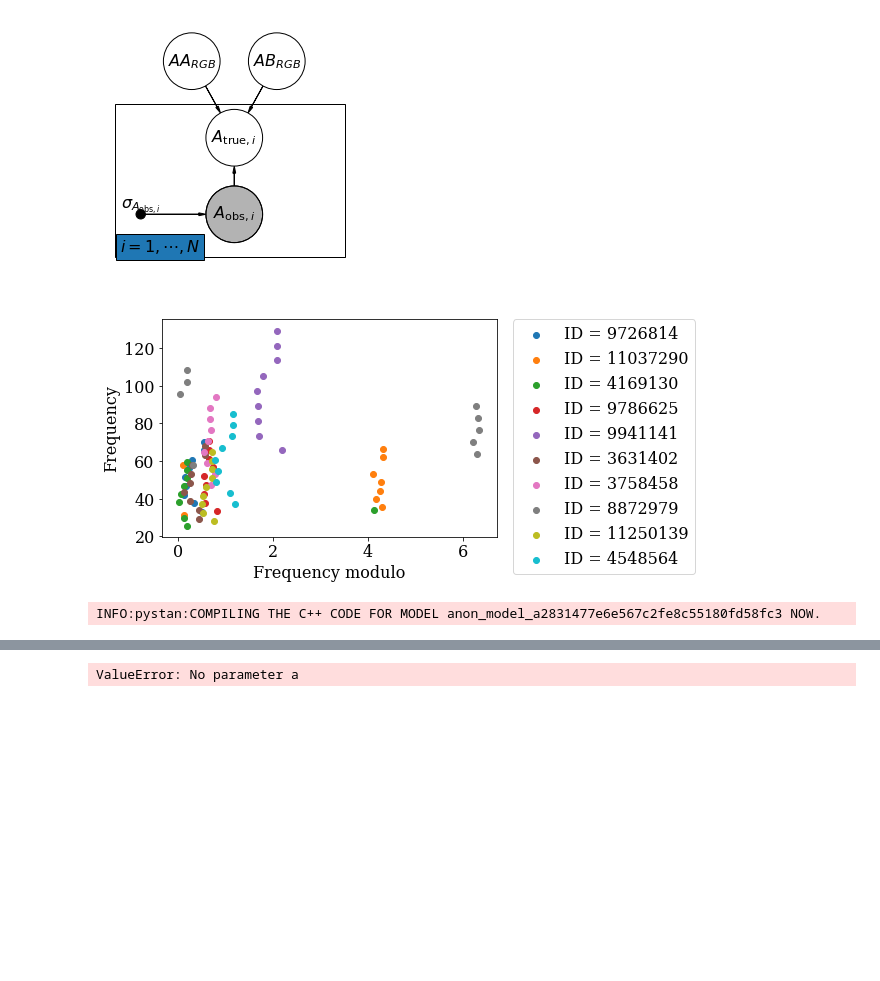
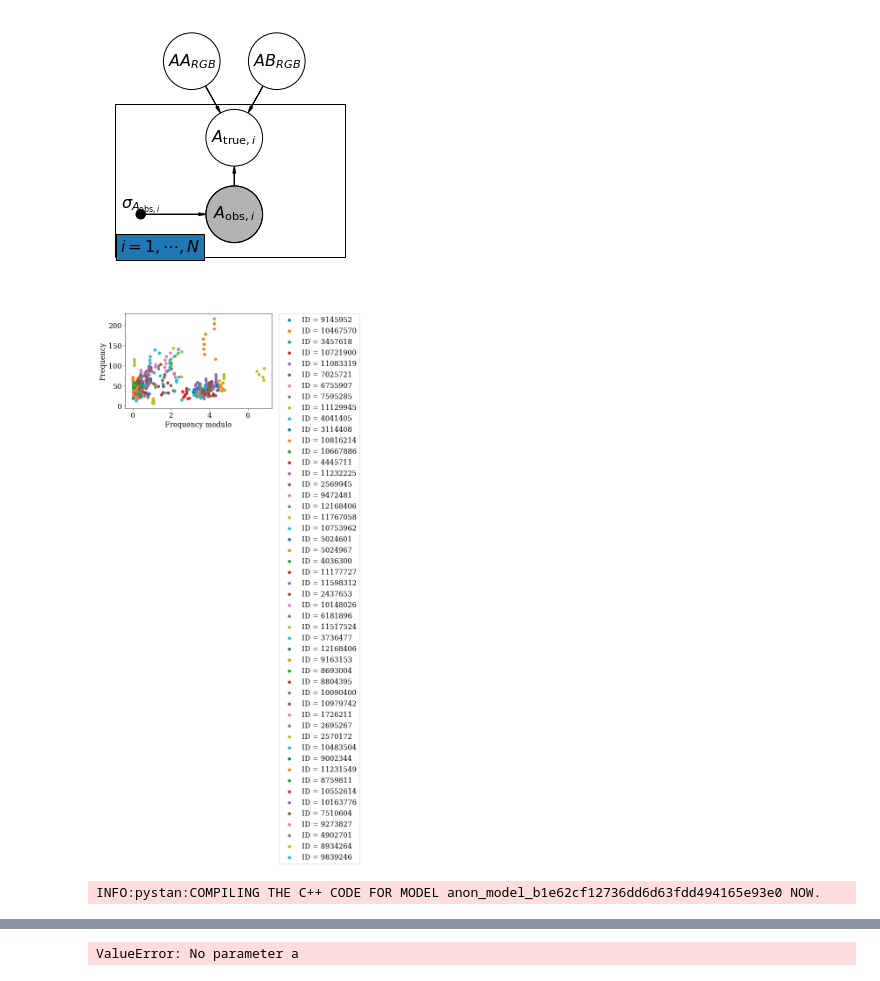
Before and after one commit to daw538/y4project, a Jupyter notebook: JoshFiles/rgData-50-reparam2.ipynb, the cells around one changed output, grey strips where cells are left out. Drawn from its saved outputs; the diff is of its cells as text; code cells hidden in the pictures; blank space fills up the shorter version.

```diff
--- a/JoshFiles/rgData-50-reparam2.ipynb
+++ b/JoshFiles/rgData-50-reparam2.ipynb
@@ -11,15 +11,15 @@ from IPython.display import display
 from matplotlib import rc
 rc("font", family="serif", size=11)
 # %%
-output = pd.read_csv('../data/output_1000stars.csv', usecols=range(1,4))
+output = pd.read_csv('../data/output_back.csv', usecols=[1,11,24])
 #IDs = [(output.loc[output['ID'] == random.choice(output['ID'])]).iloc[0]['Numax'] for i in range(5)]
 
-noStars = 10
+noStars = 50
 # Select a random sample of stars from the file, recording their IDs
-IDs = [random.choice(output['ID']) for i in range(noStars)]
+IDs = [random.choice(output['kic']) for i in range(noStars)]
 # Create a list of the numax values corresponding to each ID
-Numax = [(output.loc[(output['ID'] == IDs[i])]).iloc[0]['Numax'] for i in range(len(IDs))]
-Numax_err = [(output.loc[(output['ID'] == IDs[i])]).iloc[0]['Numax_err'] for i in range(len(IDs))]
+Numax = [(output.loc[(output['kic'] == IDs[i])]).iloc[0]['numax'] for i in range(len(IDs))]
+Numax_err = [(output.loc[(output['kic'] == IDs[i])]).iloc[0]['numax_err'] for i in range(len(IDs))]
 
 print(IDs)
 # %% [output]
@@ -51,8 +51,7 @@ pgm.render()
 <matplotlib.axes._axes.Axes at 0x...>
 [figure]
 # %%
-modesID = [pd.read_csv('../data/rgbmodes/modes_'+str(IDs[i])+'.csv', usecols=['f0', 'f0_err', 'A0'])
-           for i in np.arange(0,len(IDs),1)]
+modesID = [pd.read_csv('../data/rgbmodes/modes_'+str(IDs[i])+'.csv', usecols=['f0', 'f0_err', 'A0']) for i in np.arange(0,len(IDs),1)]
 lenmodes = [len(modesID[i]) for i in range(len(IDs))]
 maxmodes = max(lenmodes)
 arr_n = np.zeros([len(IDs),maxmodes])
@@ -94,35 +93,36 @@ dnu_avgarr = np.asarray(dnu_avgID)
 # %%
 for i in np.arange(0,len(IDs),1):
     plt.scatter(modesID[i]['f0'] % dnu_avgID[i], modesID[i]['f0'], label=r'ID = '+str(IDs[i]))
 
 #Define start parameters
 eps = []
 for i in range(len(IDs)):
     epsilon1 = np.median((modesID[i].f0 % dnu_avg) / dnu_avg)
     eps.append(epsilon1)
 epsilon = np.asarray(eps)
 
 numax_obs = Numax
+numax_err = Numax_err
 nmax = numax_obs/dnu_avgarr - epsilon
 alpha = 0.015*dnu_avgarr**(-0.32)
 A = 0.06*dnu_avgarr**(-0.88)
 G = np.ones([len(IDs)])*3.08
 tau = np.ones([len(IDs)])*10
 phi = np.ones([len(IDs)])*1.71
 
 plt.ylabel('Frequency')
 plt.xlabel(r'Frequency modulo')
 plt.legend(bbox_to_anchor=(1.05, 1), loc=2, borderaxespad=0.)
 plt.show()
 # %% [output]
-[figure, old version]
+[figure, new version]
 # %%
 code = '''
 functions{
     real vrard(real n, real dnu, real nmax, real epsilon, real alpha, real A, real G, real phi, real tau){
         return (n + epsilon + (alpha/2) * (nmax - n)^2 +
-                A*G/(2*pi()) * sin((2*pi()*(n-nmax))/G + phi))*dnu
-                *exp(-n/tau);
+                A*G/(2*pi()) * sin((2*pi()*(n-nmax))/G + phi))*dnu;
+                //*exp(-n/tau);
     }
 }
 data {
@@ -132,11 +132,12 @@ data {
     real freq[N, M];
     real freq_err[N, M];
     real dnu_guess[N];
-    real nmax_guess[N];
+    real numax_obs[N];
+    real numax_err[N];
 }
 parameters {
     real dnu[N];
-    real nmax[N];
+    real<lower = 0> numax[N];
     real epsilon_std[N];
     real<lower = 0> eps_sig;
     real alpha_std[N];
@@ -159,7 +160,7 @@ transformed parameters{
     real epsilon[N];
     real alpha[N];
     real A[N];
-    for (i in 1:M){
+    for (i in 1:N){
         epsilon[i] = epsilon_std[i] * eps_sig + (epsA + epsB * log(dnu[i]));
         alpha[i] = alpha_std[i] * al_sig + (alA * (dnu[i])^(-alB));
         A[i] = A_std[i] * A_sig + (AA*dnu[i]^(-AB));
@@ -167,13 +168,15 @@ transformed parameters{
 }
 model {
     real mod[M];
-    for (i in 1:M){
-        for (j in 1:N){
+    real nmax[N];
+    for (i in 1:N){
+        nmax[i] = numax[i]/dnu[i] - epsilon[i];
+        for (j in 1:M){
             mod[j] = vrard(n[i,j], dnu[i], nmax[i], epsilon[i], alpha[i], A[i], G[i], phi[i], tau[i]);
             //mod[j] ~ normal(freq[i], freq_err[i]);
         }
-        //freq[i,:] ~ normal(mod, freq_err[i,:]);
-        nmax[i] ~ normal(nmax_guess[i], nmax_guess[i]*0.1);
+        freq[i,:] ~ normal(mod, freq_err[i,:]);
+        numax[i] ~ normal(numax_obs[i], numax_err[i]);
         dnu[i] ~ normal(dnu_guess[i], dnu_guess[i]*0.01);
         //epsilon[i] ~ normal(epsA + epsB*log(dnu[i]), 0.5);
         //alpha[i] ~ lognormal(log(alA*dnu[i]^(-alB)), 0.3);
@@ -201,7 +204,7 @@ model {
 '''
 sm = pystan.StanModel(model_code=code)
 # %% [output]
-INFO:pystan:COMPILING THE C++ CODE FOR MODEL anon_model_a2831477e6e567c2fe8c55180fd58fc3 NOW.
+INFO:pystan:COMPILING THE C++ CODE FOR MODEL anon_model_b1e62cf12736dd6d63fdd494165e93e0 NOW.
 # %%
 stan_data = {'N': len(IDs),
          'M': maxmodes,
```
Also changed, not shown: parts of 8 cells of this notebook.
